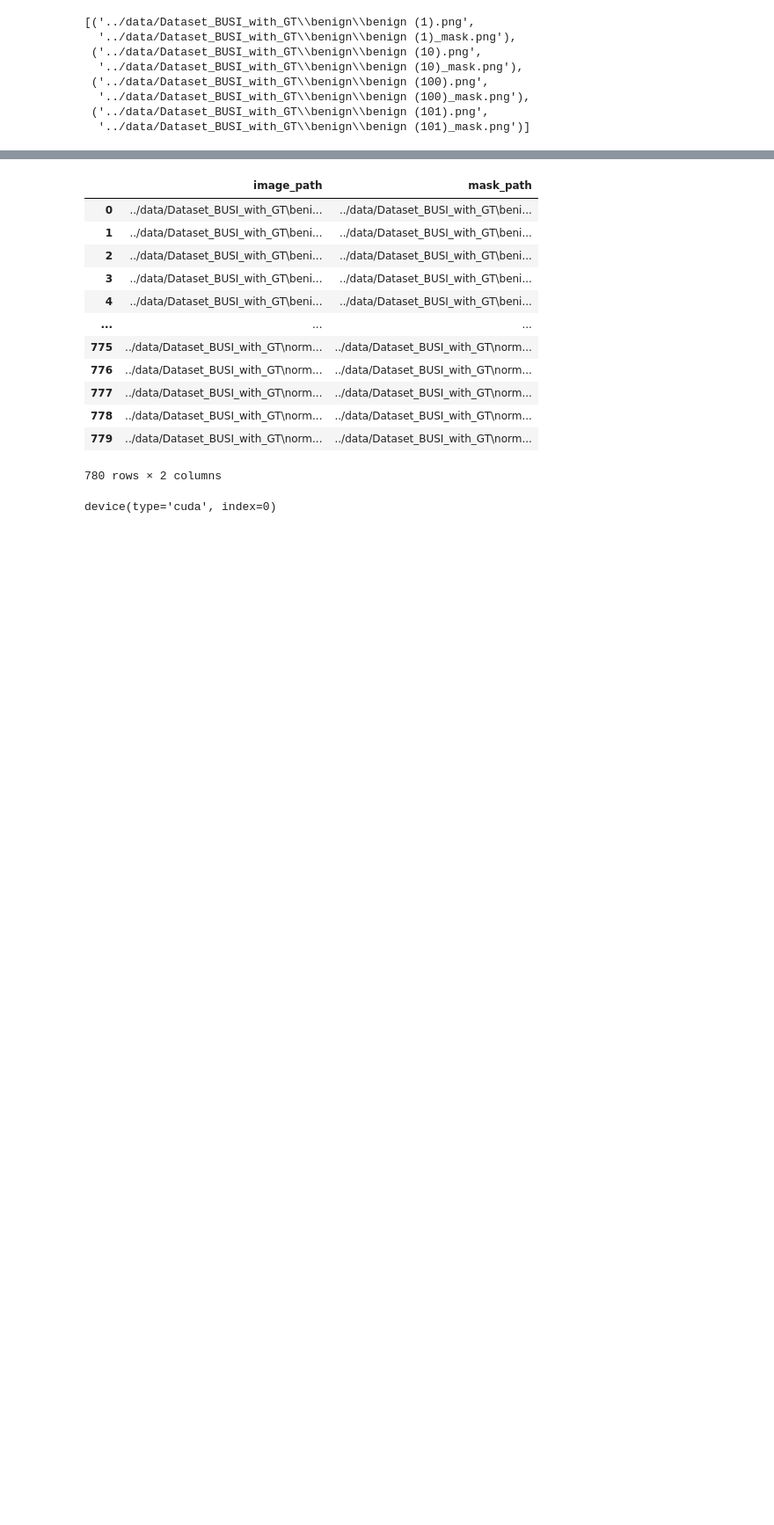
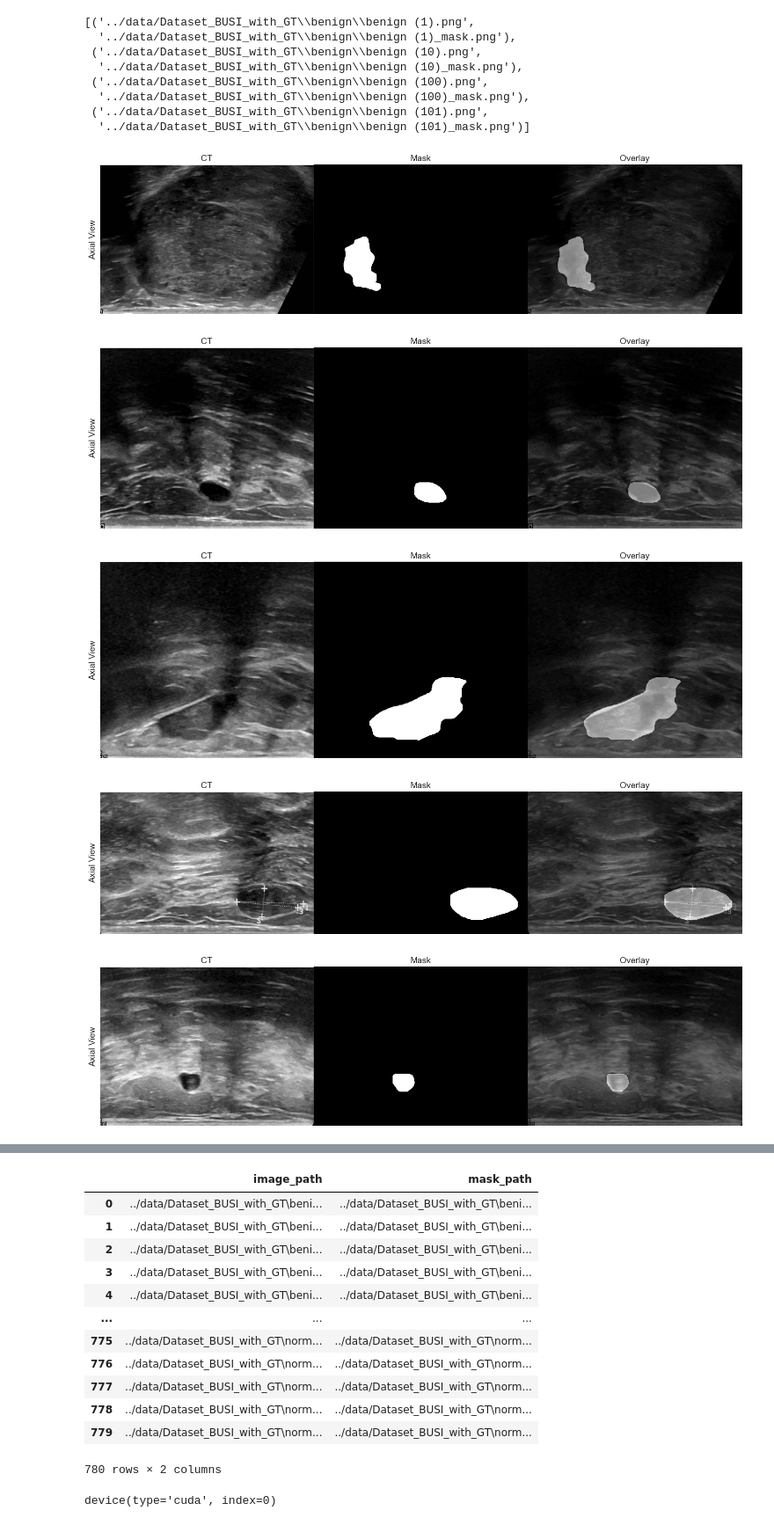
Before and after one commit to parsakhavarinejad/Breast_cancer_image_segmentation, a Jupyter notebook: notebook/breast-cancer-image-segmentation.ipynb, the cells around one changed output, grey strips where cells are left out. Shown at 88% size. Drawn from its saved outputs; the diff is of its cells as text; code cells hidden in the pictures; blank space fills up the shorter version.

```diff
--- a/notebook/breast-cancer-image-segmentation.ipynb
+++ b/notebook/breast-cancer-image-segmentation.ipynb
@@ -43,3 +56,38 @@ series[:4]
   '../data/Dataset_BUSI_with_GT\\benign\\benign (100)_mask.png'),
  ('../data/Dataset_BUSI_with_GT\\benign\\benign (101).png',
   '../data/Dataset_BUSI_with_GT\\benign\\benign (101)_mask.png')]
+# %%
+def plot_train_label(image_mask):
+    image = cv2.imread(image_mask[0])
+    mask = cv2.imread(image_mask[1])
+
+    f, axarr = plt.subplots(1, 3, figsize=(15, 15))
+
+    axarr[0].imshow(np.squeeze(image), cmap='gray', origin='lower')
+    axarr[0].set_ylabel('Axial View', fontsize=14)
+    axarr[0].set_xticks([])
+    axarr[0].set_yticks([])
+    axarr[0].set_title('CT', fontsize=14)
+
+    axarr[1].imshow(np.squeeze(mask), cmap='jet', origin='lower')
+    axarr[1].axis('off')
+    axarr[1].set_title('Mask', fontsize=14)
+
+    axarr[2].imshow(np.squeeze(image), cmap='gray', alpha=1, origin='lower')
+    axarr[2].imshow(np.squeeze(mask), cmap='jet', alpha=0.5, origin='lower')
+    axarr[2].axis('off')
+    axarr[2].set_title('Overlay', fontsize=14)
+
+    plt.tight_layout()
+    plt.subplots_adjust(wspace=0, hspace=0)
+    plt.show()
+# %%
+random_image = random.sample(range(750), 7)
+for image in random_image:
+    plot_train_label(series[image])
+# %% [output]
+[figure, added]
+[figure, added]
+[figure, added]
+[figure, added]
+[figure, added]
```
Also changed, not shown: parts of 11 cells of this notebook.
